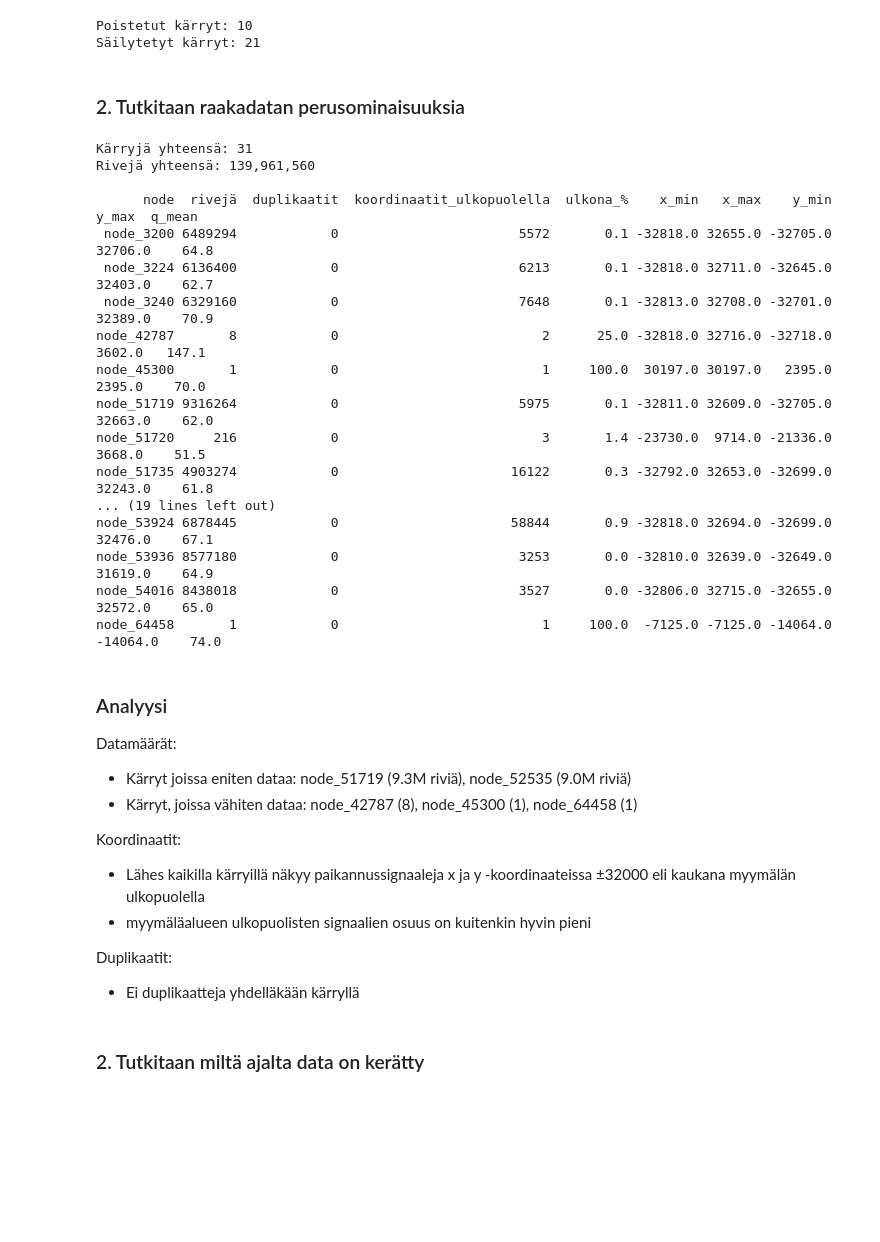
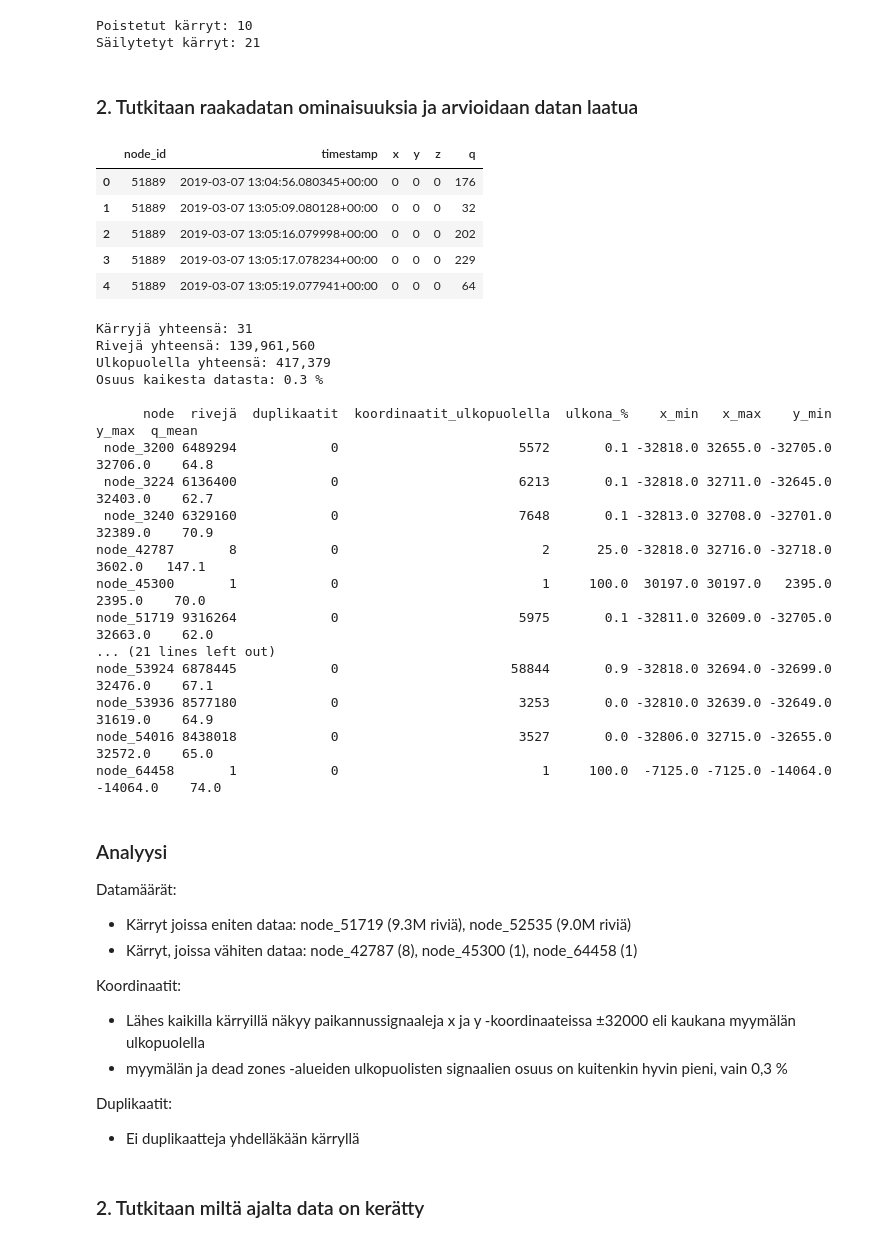
Before and after one commit to Papacker/shopping-cart-analytics, a Jupyter notebook: notebooks/raakadata.ipynb, the cells around one changed output. Cells and saved outputs as stored; diff of their text form; code cells hidden in the pictures; blank space fills up the shorter version.

```diff
--- a/notebooks/raakadata.ipynb
+++ b/notebooks/raakadata.ipynb
@@ -75,8 +75,26 @@ print(f"Säilytetyt kärryt: {len(kept_nodes)}")
 Poistetut kärryt: 10
 Säilytetyt kärryt: 21
 # %% [markdown]
-### 2. Tutkitaan raakadatan perusominaisuuksia
+### 2. Tutkitaan raakadatan ominaisuuksia ja arvioidaan datan laatua
+# %%
+# Määritellään polku suhteessa projektin juureen
+file_path = os.path.join(project_root, 'data', 'raw', 'node_51889.csv')
+
+# Luetaan yhden csv-tiedosto ensimmäiset viisi riviä
+df = pd.read_csv(file_path)
+display(df.head())
+# %% [output]
+|  | node_id | timestamp | x | y | z | q |
+| 0 | 51889 | 2019-03-07 13:04:56.080345+00:00 | 0 | 0 | 0 | 176 |
+| 1 | 51889 | 2019-03-07 13:05:09.080128+00:00 | 0 | 0 | 0 | 32 |
+| 2 | 51889 | 2019-03-07 13:05:16.079998+00:00 | 0 | 0 | 0 | 202 |
+| 3 | 51889 | 2019-03-07 13:05:17.078234+00:00 | 0 | 0 | 0 | 229 |
+| 4 | 51889 | 2019-03-07 13:05:19.077941+00:00 | 0 | 0 | 0 | 64 |
 # %%
+# Tarkistetaan tiedosto kerrallaan: rivimäärä, duplikaatit,
+# myymälän ja dead zones -alueiden ulkopuolella mitattujen paikannussignaalien määrä, minimi- ja maksimikoordinaatit,
+# q-mean eli quality-sarakkeen keskiarvo. Arvioidaan näiden perusteella datan laatu.
+
 summary = []
 
 for f in raw_files:
@@ -109,11 +127,18 @@ for f in raw_files:
 summary_df = pd.DataFrame(summary)
 print(f"Kärryjä yhteensä: {len(summary_df)}")
 print(f"Rivejä yhteensä: {summary_df['rivejä'].sum():,}")
+print(f"Ulkopuolella yhteensä: {summary_df['koordinaatit_ulkopuolella'].sum():,}")
+
+# Laske kokonaisprosentin kaikesta datasta:
+kokonais_prosentti = (summary_df['koordinaatit_ulkopuolella'].sum() / summary_df['rivejä'].sum()) * 100
+print(f"Osuus kaikesta datasta: {kokonais_prosentti:.1f} %")
 print()
 print(summary_df.to_string(index=False))
 # %% [output]
 Kärryjä yhteensä: 31
 Rivejä yhteensä: 139,961,560
+Ulkopuolella yhteensä: 417,379
+Osuus kaikesta datasta: 0.3 %
 
       node  rivejä  duplikaatit  koordinaatit_ulkopuolella  ulkona_%    x_min   x_max    y_min    y_max  q_mean
  node_3200 6489294            0                       5572       0.1 -32818.0 32655.0 -32705.0  32706.0    64.8
@@ -122,9 +147,7 @@ Rivejä yhteensä: 139,961,560
 node_42787       8            0                          2      25.0 -32818.0 32716.0 -32718.0   3602.0   147.1
 node_45300       1            0                          1     100.0  30197.0 30197.0   2395.0   2395.0    70.0
 node_51719 9316264            0                       5975       0.1 -32811.0 32609.0 -32705.0  32663.0    62.0
-node_51720     216            0                          3       1.4 -23730.0  9714.0 -21336.0   3668.0    51.5
-node_51735 4903274            0                      16122       0.3 -32792.0 32653.0 -32699.0  32243.0    61.8
-... (19 lines left out)
+... (21 lines left out)
 node_53924 6878445            0                      58844       0.9 -32818.0 32694.0 -32699.0  32476.0    67.1
 node_53936 8577180            0                       3253       0.0 -32810.0 32639.0 -32649.0  31619.0    64.9
 node_54016 8438018            0                       3527       0.0 -32806.0 32715.0 -32655.0  32572.0    65.0
@@ -138,7 +161,7 @@ Datamäärät:
 
 Koordinaatit:
 - Lähes kaikilla kärryillä näkyy paikannussignaaleja x ja y -koordinaateissa ±32000 eli kaukana myymälän ulkopuolella
-- myymäläalueen ulkopuolisten signaalien osuus on kuitenkin hyvin pieni
+- myymälän ja dead zones -alueiden ulkopuolisten signaalien osuus on kuitenkin hyvin pieni, vain 0,3 %
 
 Duplikaatit:
 - Ei duplikaatteja yhdelläkään kärryllä
```
Also changed, not shown: parts of 8 cells of this notebook, 1 other file.
